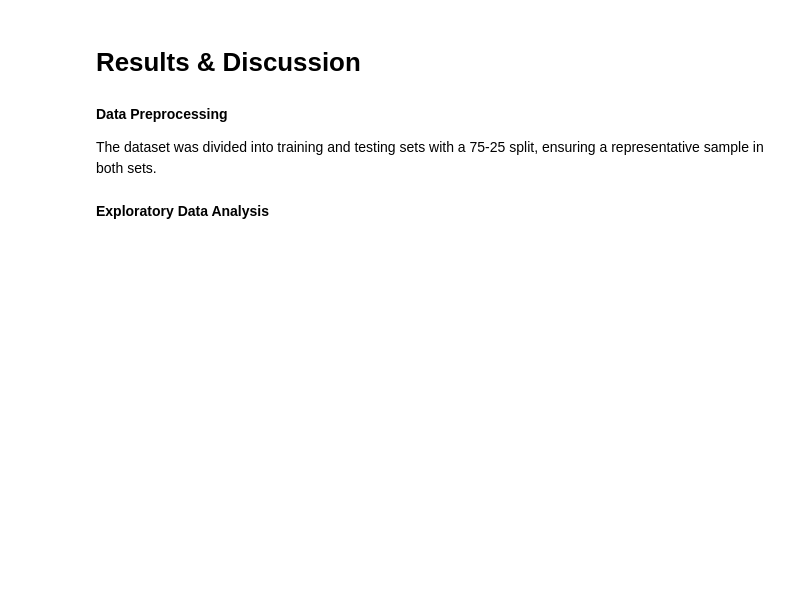
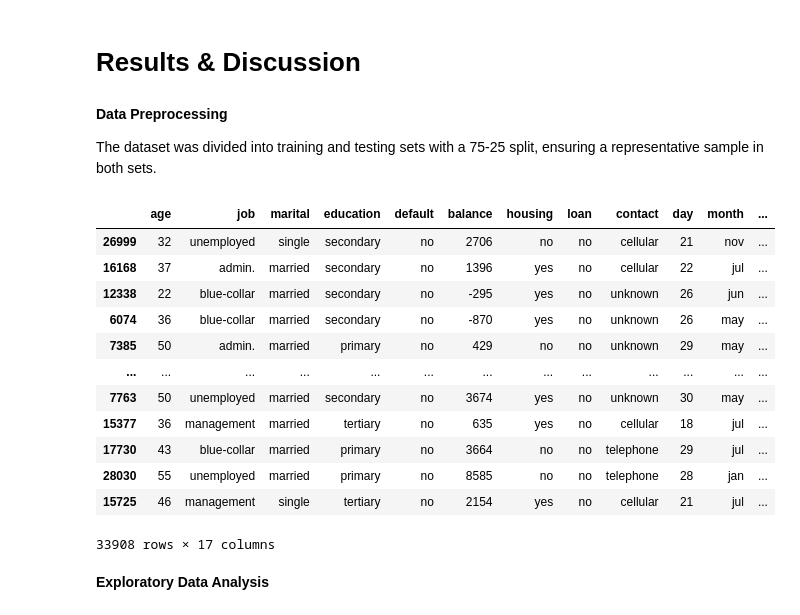
Before and after one commit to UBC-MDS/dsci522_group21, a Jupyter notebook: src/term_deposit_report.ipynb, the cells around one changed output. Saved outputs shown, nothing was run; the diff lists cells and outputs as text; code cells hidden in the pictures; blank space fills up the shorter version.

```diff
--- a/src/term_deposit_report.ipynb
+++ b/src/term_deposit_report.ipynb
@@ -60,6 +83,22 @@ df_bank = pd.read_csv("../data/bank-full.csv", delimiter=";")
 # %%
 # split into train & test
 train_df, test_df = train_test_split(df_bank, test_size=0.25, random_state=123)
+# %%
+train_df
+# %% [output]
+|  | age | job | marital | education | default | balance | housing | loan | contact | day | month | ... |
+| 26999 | 32 | unemployed | single | secondary | no | 2706 | no | no | cellular | 21 | nov | ... |
+| 16168 | 37 | admin. | married | secondary | no | 1396 | yes | no | cellular | 22 | jul | ... |
+| 12338 | 22 | blue-collar | married | secondary | no | -295 | yes | no | unknown | 26 | jun | ... |
+| 6074 | 36 | blue-collar | married | secondary | no | -870 | yes | no | unknown | 26 | may | ... |
+| 7385 | 50 | admin. | married | primary | no | 429 | no | no | unknown | 29 | may | ... |
+| ... | ... | ... | ... | ... | ... | ... | ... | ... | ... | ... | ... | ... |
+| 7763 | 50 | unemployed | married | secondary | no | 3674 | yes | no | unknown | 30 | may | ... |
+| 15377 | 36 | management | married | tertiary | no | 635 | yes | no | cellular | 18 | jul | ... |
+| 17730 | 43 | blue-collar | married | primary | no | 3664 | no | no | telephone | 29 | jul | ... |
+| 28030 | 55 | unemployed | married | primary | no | 8585 | no | no | telephone | 28 | jan | ... |
+| 15725 | 46 | management | single | tertiary | no | 2154 | yes | no | cellular | 21 | jul | ... |
+33908 rows × 17 columns
 # %% [markdown]
 **Exploratory Data Analysis**
 # %% [markdown]
```
Also changed, not shown: parts of 3 cells of this notebook.
